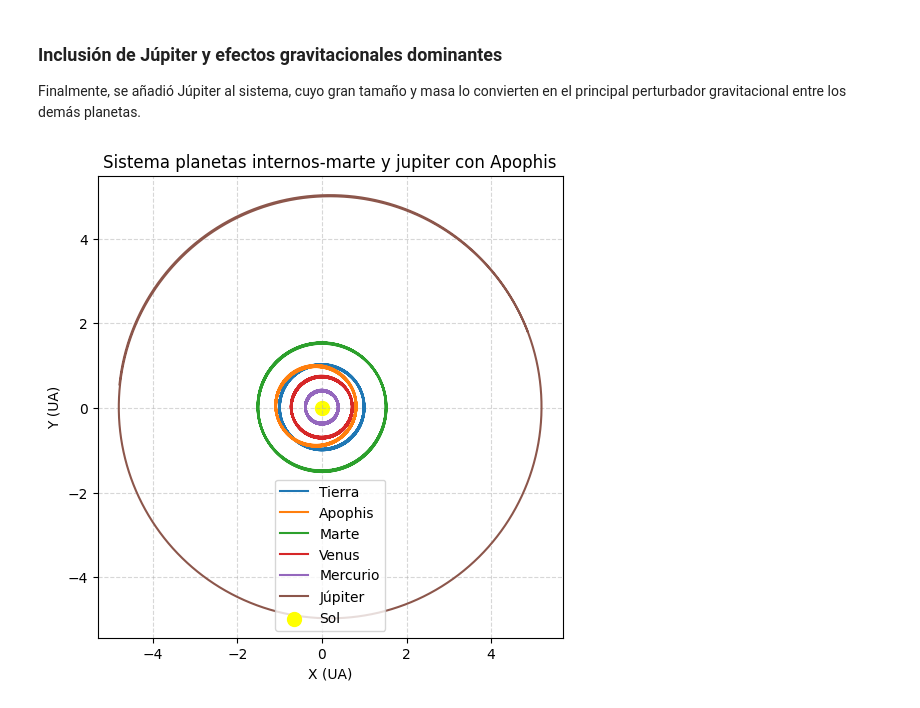
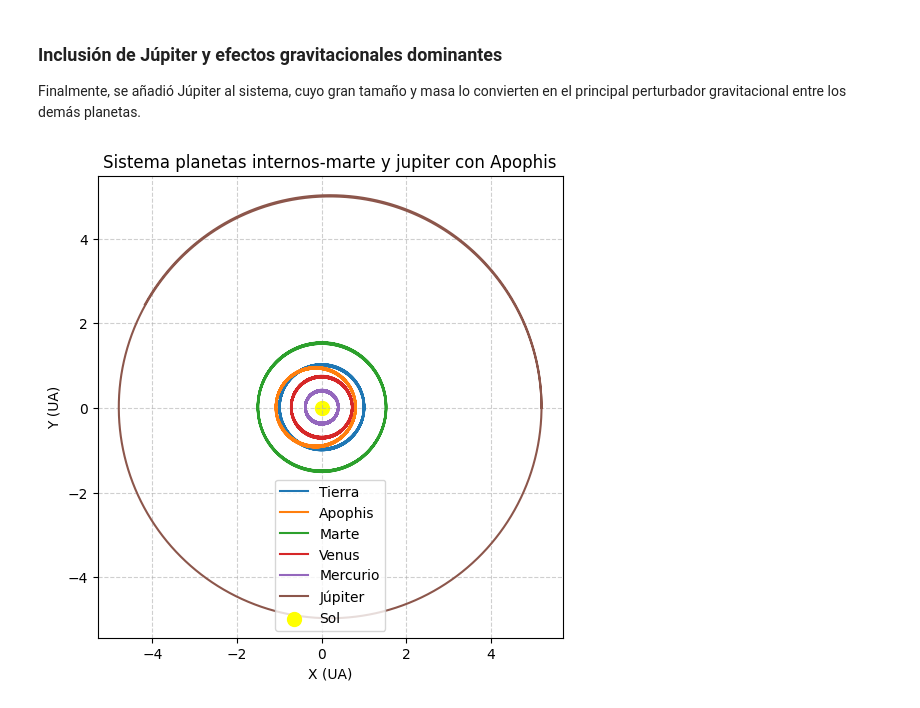
Before and after one commit to meccel-2026-2/Proyecto-del-curso-Apophis, a Jupyter notebook: proyecto-del-curso-Apophis.ipynb, the cells around one changed output. Drawn from its saved outputs; the diff is of its cells as text; code cells hidden in the pictures.

```diff
--- a/proyecto-del-curso-Apophis.ipynb
+++ b/proyecto-del-curso-Apophis.ipynb
@@ -231,25 +244,25 @@ rs, vs, rps, vps, const = pc.ncuerpos_solucion(sistema_ref, ts)
 # %%
 # Gráfica
 plt.figure(figsize=(6,6))
 
 for i in range(len(sistema_ref)):
     tray = rs[i]
 
     if labels[i] != 'Sol':
         plt.plot(tray[:,0], tray[:,1], label=labels[i])
 
 # Sol
 plt.scatter(0, 0, color='yellow', s=100, label='Sol')
 
-plt.grid(True, linestyle='--', alpha=0.5)
+plt.grid(True, linestyle='--', alpha=0.6)
 plt.legend()
 plt.xlabel('X (UA)')
 plt.ylabel('Y (UA)')
 plt.title("Sistema planetas internos-marte y jupiter con Apophis")
 plt.axis('equal')
 plt.show()
 # %% [output]
-[figure, old version]
+[figure, new version]
 # %%
 # Sistema con Sol, Tierra, Apophis, Marte, Venus, Mercurio y Júpiter
 sistema_completos= [
```
Also changed, not shown: parts of 8 cells of this notebook.
